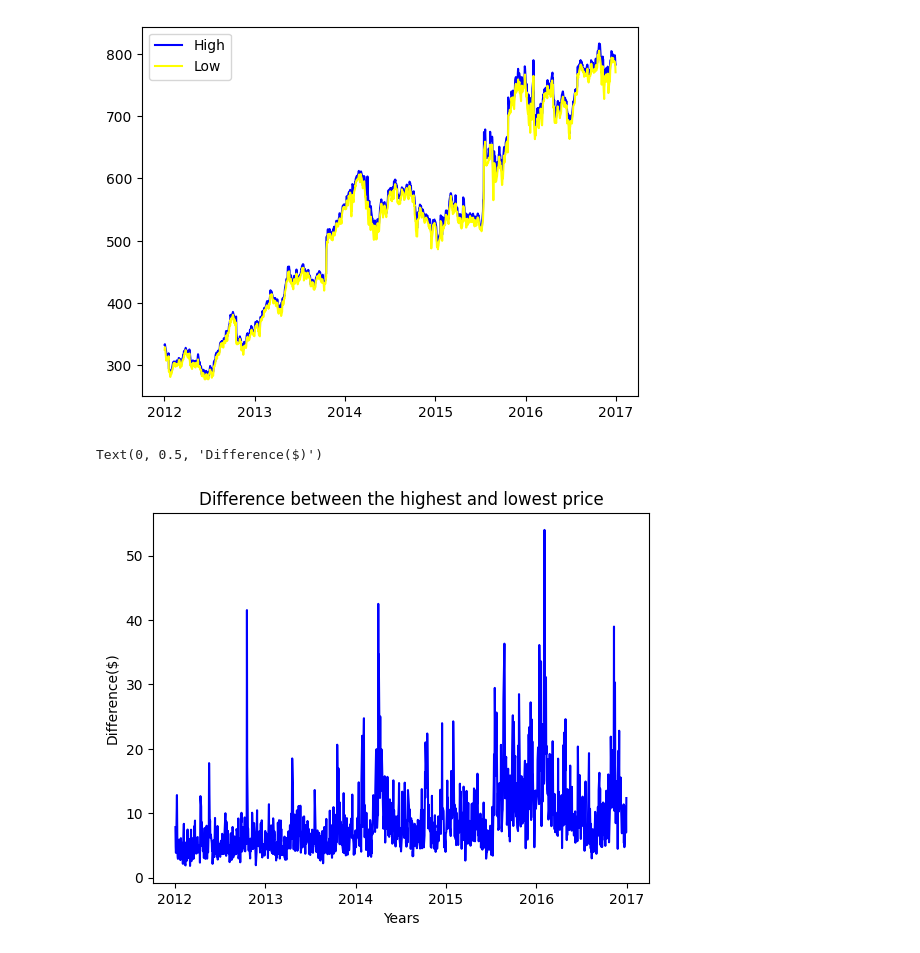
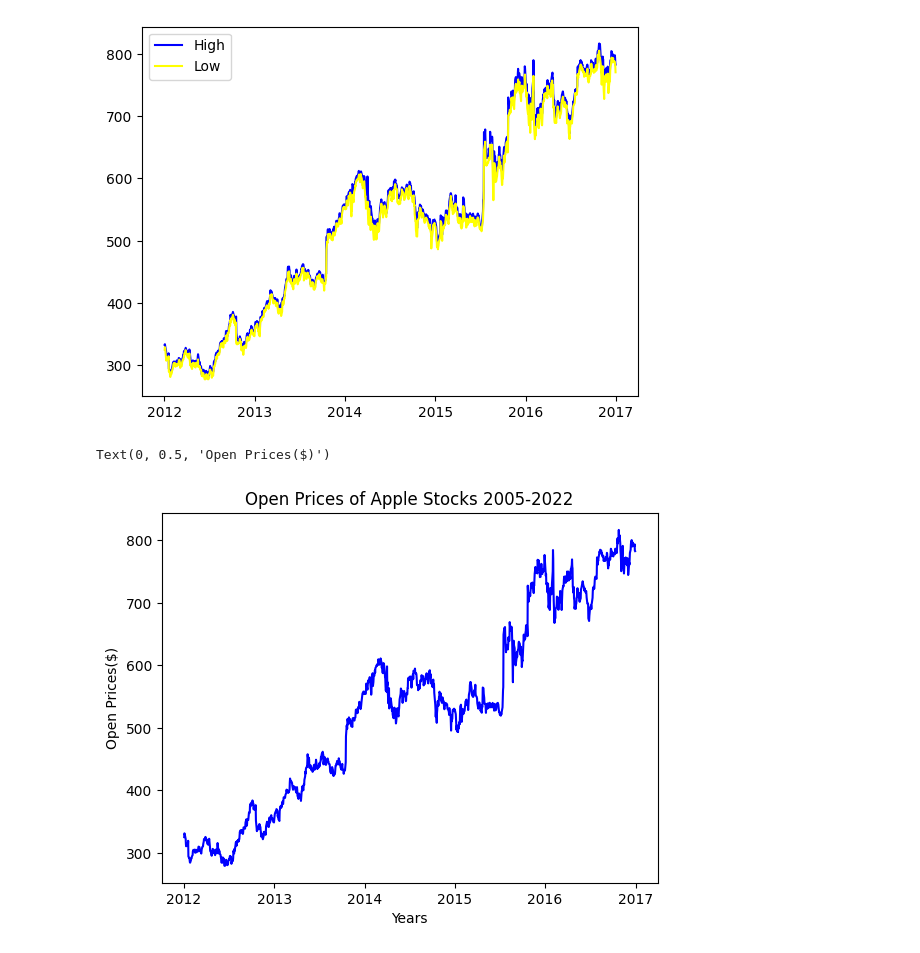
Before and after one commit to stephanienguyn/Capstone-Project, a Jupyter notebook: Google.ipynb, the cells around one changed output. Saved outputs shown, nothing was run; the diff lists cells and outputs as text; code cells hidden in the pictures.

```diff
--- a/Google.ipynb
+++ b/Google.ipynb
@@ -84,12 +84,12 @@ plt.legend(['High', 'Low'])
 <matplotlib.legend.Legend at 0x...>
 [figure]
 # %%
-df['Difference']=df['High']-df['Low']
+
 dates=df['Date'].unique()
-plt.plot(dates,df['Difference'],color='blue')
-plt.title('Difference between the highest and lowest price')
+plt.plot(dates,df['Open'],color='blue')
+plt.title('Open Prices of Apple Stocks 2005-2022')
 plt.xlabel('Years')
-plt.ylabel('Difference($)')
+plt.ylabel('Open Prices($)')
 # %% [output]
-Text(0, 0.5, 'Difference($)')
+Text(0, 0.5, 'Open Prices($)')
-[figure, old version]
+[figure, new version]
```
